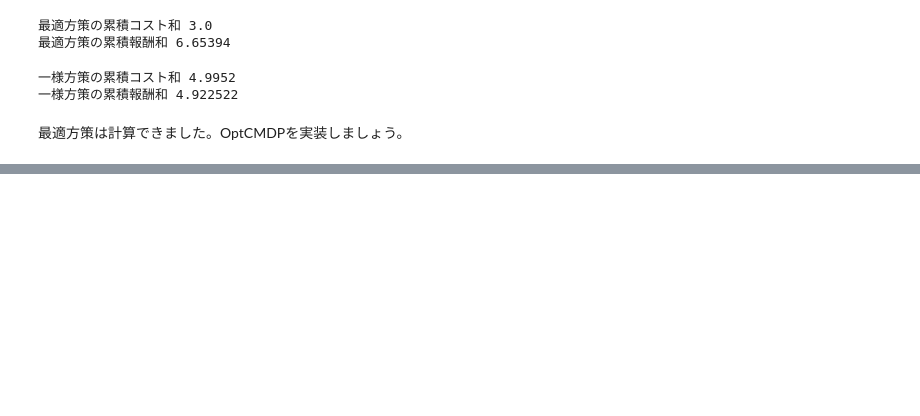
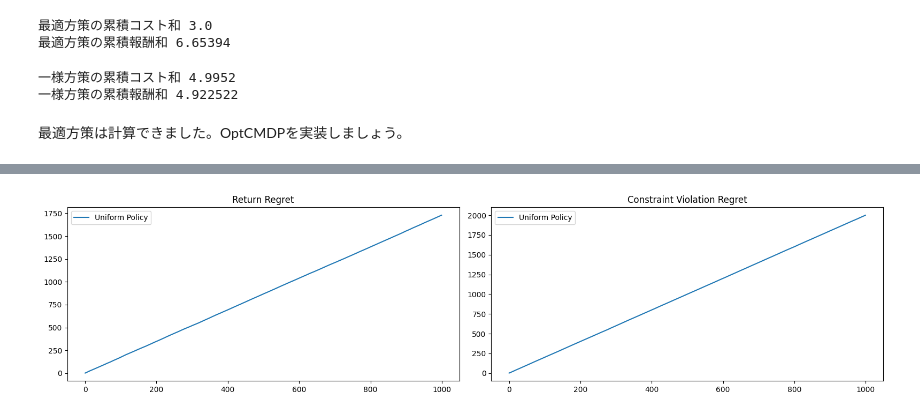
Before and after one commit to syuntoku14/Shumi-Note, a Jupyter notebook: notebooks/RL_CMDP_explore_exploit.ipynb, the cells around one changed output, grey strips where cells are left out. Cells and saved outputs as stored; diff of their text form; code cells hidden in the pictures; blank space fills up the shorter version.

```diff
--- a/notebooks/RL_CMDP_explore_exploit.ipynb
+++ b/notebooks/RL_CMDP_explore_exploit.ipynb
@@ -413,7 +413,8 @@ class CMDP(NamedTuple):
     const: float  # 制約の閾値
     P: jnp.array  # 遷移確率行列
     init_dist: jnp.array  # 初期分布
-    optimal_Q_rew: Optional[jnp.ndarray] = None  # 最適Q値
+    optimal_V_rew: Optional[jnp.ndarray] = None  # 報酬についての最適V値
+    optimal_V_cost: Optional[jnp.ndarray] = None  # コストについての最適V値
 
     @property
     def S(self) -> int:  # 状態空間のサイズ
@@ -533,13 +533,16 @@ Total time (CPU seconds):       0.00   (Wallclock seconds):       0.00
 # %%
 optimal_policy = d_arr / d_arr.sum(axis=-1, keepdims=True)
 Q_rew, Q_cost = compute_policy_Q(mdp, optimal_policy)
+V_rew, V_cost = (Q_rew * optimal_policy).sum(axis=-1), (Q_cost * optimal_policy).sum(axis=-1)
 
-total_cost = (Q_cost * optimal_policy)[0].sum(axis=-1) @ mdp.init_dist
+total_cost = V_cost[0] @ mdp.init_dist
 assert total_cost <= mdp.const
 print("最適方策の累積コスト和", total_cost)
 
-total_rew = (Q_rew * optimal_policy)[0].sum(axis=-1) @ mdp.init_dist
+total_rew = V_rew[0] @ mdp.init_dist
 print("最適方策の累積報酬和", total_rew)
+
+mdp = mdp._replace(optimal_V_rew=V_rew, optimal_V_cost=V_cost)
 # %% [output]
 最適方策の累積コスト和 3.0
 最適方策の累積報酬和 6.65394
@@ -559,0 +823,20 @@ print("一様方策の累積報酬和", total_rew)
+# %%
+iteration = 1000
+regrets_rew, regrets_vio = UniformPolicy(mdp, iteration)
+regrets_rew = np.cumsum(regrets_rew)
+regrets_vio = np.cumsum(regrets_vio)
+
+plt.figure(figsize=(16, 4))
+plt.subplot(1, 2, 1)
+plt.title("Return Regret")
+plt.plot(regrets_rew, label="Uniform Policy")
+plt.legend()
+
+plt.subplot(1, 2, 2)
+plt.title("Constraint Violation Regret")
+plt.plot(regrets_vio, label="Uniform Policy")
+plt.legend()
+
+plt.tight_layout()
+# %% [output]
+[figure, added]
```
Also changed, not shown: parts of 7 cells of this notebook, 1 other file.
